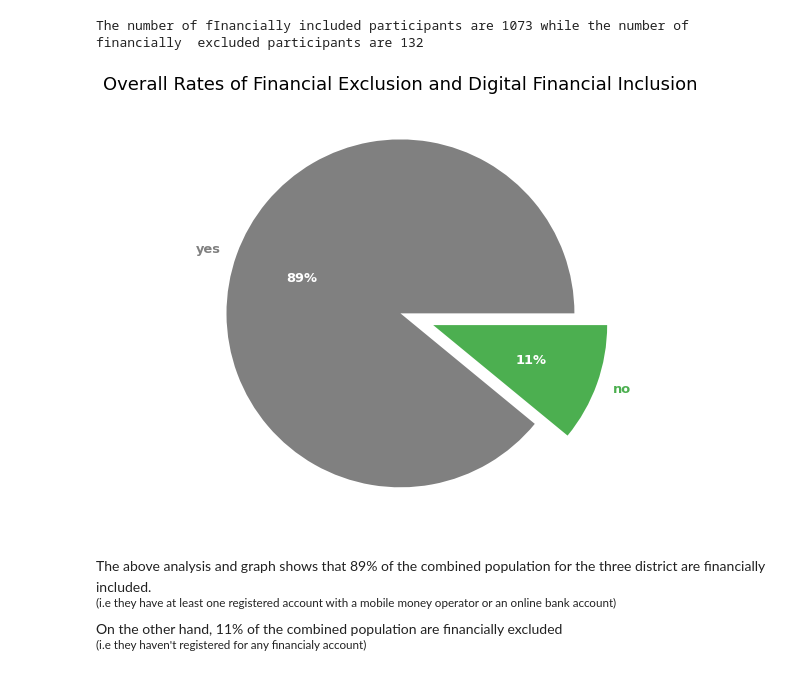
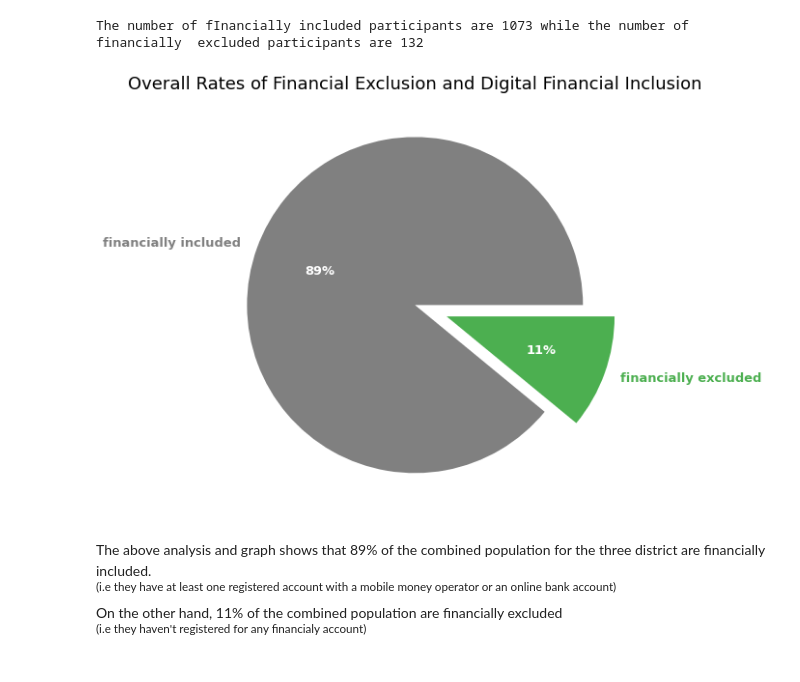
Before and after one commit to Ayo-G/Case-Study, a Jupyter notebook: Mobile Money Case Study/Mobile Money.ipynb, the cells around one changed output. Saved outputs shown, nothing was run; the diff lists cells and outputs as text; code cells hidden in the pictures.

```diff
--- a/Mobile Money Case Study/Mobile Money.ipynb
+++ b/Mobile Money Case Study/Mobile Money.ipynb
@@ -8,7 +8,7 @@ import matplotlib.pyplot as plt
 %matplotlib inline
 # %%
 # import the dataset into the notebook
-data = pd.read_csv('mm_data.csv')
+data = pd.read_csv('datasets/mm_data.csv')
 # %%
 # preview the loaded dataset
 data.sample(5)
@@ -227,20 +227,20 @@ The number of fInancially included participants are 1073 while the number of fin
 # %%
 f_rates = data['financial_inc'].value_counts()
 
 fig, ax = plt.subplots(figsize=(8, 8))
 x = f_rates
-labels = f_rates.keys()
+labels = ['financially included', 'financially excluded']
 mycolors = ["grey", "#4CAF50"]
 myexplode = [0, 0.2]
 patches, texts, pcts = ax.pie(x, labels = labels, autopct='%.f%%', explode = myexplode, colors = mycolors, textprops={'fontsize': 13})
 for i, patch in enumerate(patches):
     texts[i].set_color(patch.get_facecolor())
 plt.setp(pcts, color='white', fontweight='bold')
 plt.setp(texts, fontweight=600)
 plt.title("Overall Rates of Financial Exclusion and Digital Financial Inclusion", fontsize = 18)
 plt.show()
 # %% [output]
-[figure, old version]
+[figure, new version]
 # %% [markdown]
 The above analysis and graph shows that 89% of the combined population for the three district are financially included. <br>
 <sup>(i.e they have at least one registered account with a mobile money operator or an online bank account)</sup> <br>
```
Also changed, not shown: parts of 4 cells of this notebook.
